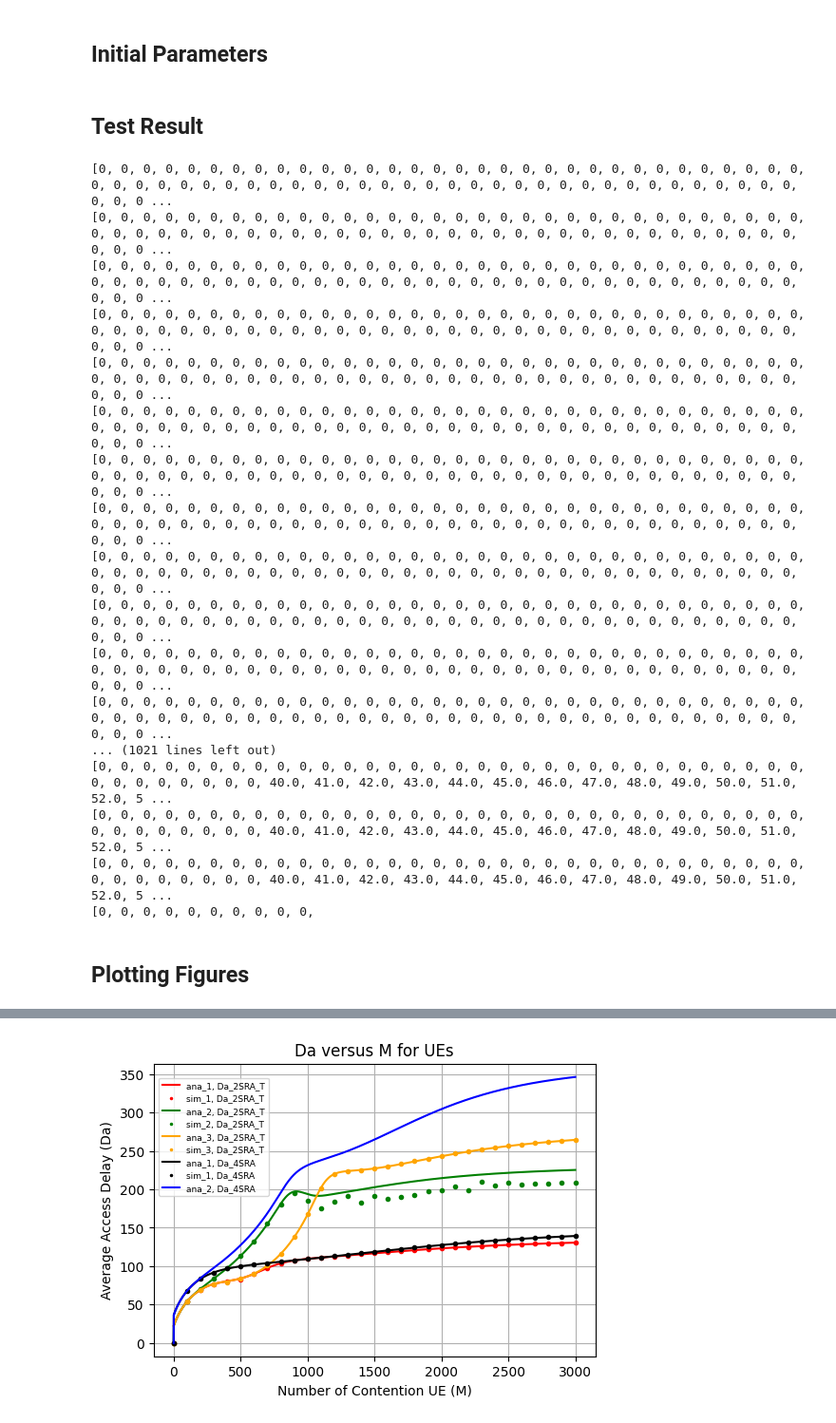
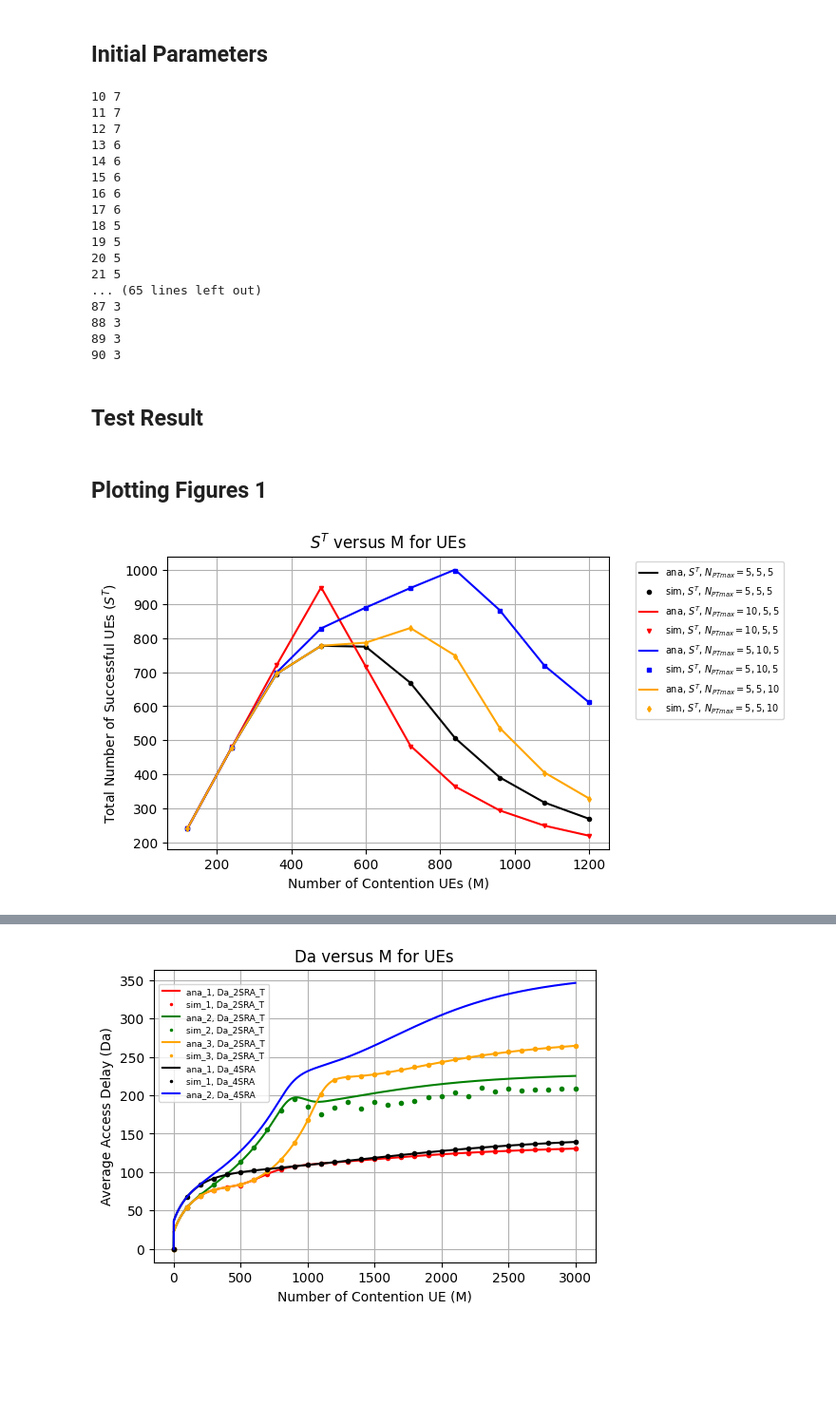
Before and after one commit to timlin0307/Thesis-Simulation, a Jupyter notebook: 2SRA and 4SRA in NTN/Analysis.ipynb, the cells around one changed output, grey strips where cells are left out. Shown: that part at 95% size. Drawn from its saved outputs; the diff is of its cells as text; code cells hidden in the pictures; blank space fills up the shorter version.

```diff
--- a/2SRA and 4SRA in NTN/Analysis.ipynb
+++ b/2SRA and 4SRA in NTN/Analysis.ipynb
@@ -874,6 +875,27 @@ elif test_mode == 1:
   M = 2
   M_4SRA = [500]
   M_2SRA = [500]
+# %%
+for alpha in range(10, 91):
+    print(alpha, math.ceil(trans_delay(R_E, H_S, alpha, c)))
+# %% [output]
+10 7
+11 7
+12 7
+13 6
+14 6
+15 6
+16 6
+17 6
+18 5
+19 5
+20 5
+21 5
+... (65 lines left out)
+87 3
+88 3
+89 3
+90 3
 # %% [markdown]
 ## **Test Result**
 # %%
@@ -923,24 +945,38 @@ elif test_mode == 1:
 
 result = pandas.DataFrame(data)
 # cvs_pandas = result.to_csv("ana_testresult_2SRA.csv", mode='a+', index=False, header=True, columns=columns)
-cvs_pandas = result.to_csv("ana_testresult_2SRA_2.csv", mode='w+', index=False, header=True, columns=columns)
+cvs_pandas = result.to_csv("ana_testresult_7.csv", mode='w+', index=False, header=True, columns=columns)
-# %% [output]
-[0, 0, 0, 0, 0, 0, 0, 0, 0, 0, 0, 0, 0, 0, 0, 0, 0, 0, 0, 0, 0, 0, 0, 0, 0, 0, 0, 0, 0, 0, 0, 0, 0, 0, 0, 0, 0, 0, 0, 0, 0, 0, 0, 0, 0, 0, 0, 0, 0, 0, 0, 0, 0, 0, 0, 0, 0, 0, 0, 0, 0, 0, 0, 0, 0, 0, 0 ...
-[0, 0, 0, 0, 0, 0, 0, 0, 0, 0, 0, 0, 0, 0, 0, 0, 0, 0, 0, 0, 0, 0, 0, 0, 0, 0, 0, 0, 0, 0, 0, 0, 0, 0, 0, 0, 0, 0, 0, 0, 0, 0, 0, 0, 0, 0, 0, 0, 0, 0, 0, 0, 0, 0, 0, 0, 0, 0, 0, 0, 0, 0, 0, 0, 0, 0, 0 ...
-[0, 0, 0, 0, 0, 0, 0, 0, 0, 0, 0, 0, 0, 0, 0, 0, 0, 0, 0, 0, 0, 0, 0, 0, 0, 0, 0, 0, 0, 0, 0, 0, 0, 0, 0, 0, 0, 0, 0, 0, 0, 0, 0, 0, 0, 0, 0, 0, 0, 0, 0, 0, 0, 0, 0, 0, 0, 0, 0, 0, 0, 0, 0, 0, 0, 0, 0 ...
-[0, 0, 0, 0, 0, 0, 0, 0, 0, 0, 0, 0, 0, 0, 0, 0, 0, 0, 0, 0, 0, 0, 0, 0, 0, 0, 0, 0, 0, 0, 0, 0, 0, 0, 0, 0, 0, 0, 0, 0, 0, 0, 0, 0, 0, 0, 0, 0, 0, 0, 0, 0, 0, 0, 0, 0, 0, 0, 0, 0, 0, 0, 0, 0, 0, 0, 0 ...
-[0, 0, 0, 0, 0, 0, 0, 0, 0, 0, 0, 0, 0, 0, 0, 0, 0, 0, 0, 0, 0, 0, 0, 0, 0, 0, 0, 0, 0, 0, 0, 0, 0, 0, 0, 0, 0, 0, 0, 0, 0, 0, 0, 0, 0, 0, 0, 0, 0, 0, 0, 0, 0, 0, 0, 0, 0, 0, 0, 0, 0, 0, 0, 0, 0, 0, 0 ...
-[0, 0, 0, 0, 0, 0, 0, 0, 0, 0, 0, 0, 0, 0, 0, 0, 0, 0, 0, 0, 0, 0, 0, 0, 0, 0, 0, 0, 0, 0, 0, 0, 0, 0, 0, 0, 0, 0, 0, 0, 0, 0, 0, 0, 0, 0, 0, 0, 0, 0, 0, 0, 0, 0, 0, 0, 0, 0, 0, 0, 0, 0, 0, 0, 0, 0, 0 ...
-[0, 0, 0, 0, 0, 0, 0, 0, 0, 0, 0, 0, 0, 0, 0, 0, 0, 0, 0, 0, 0, 0, 0, 0, 0, 0, 0, 0, 0, 0, 0, 0, 0, 0, 0, 0, 0, 0, 0, 0, 0, 0, 0, 0, 0, 0, 0, 0, 0, 0, 0, 0, 0, 0, 0, 0, 0, 0, 0, 0, 0, 0, 0, 0, 0, 0, 0 ...
-[0, 0, 0, 0, 0, 0, 0, 0, 0, 0, 0, 0, 0, 0, 0, 0, 0, 0, 0, 0, 0, 0, 0, 0, 0, 0, 0, 0, 0, 0, 0, 0, 0, 0, 0, 0, 0, 0, 0, 0, 0, 0, 0, 0, 0, 0, 0, 0, 0, 0, 0, 0, 0, 0, 0, 0, 0, 0, 0, 0, 0, 0, 0, 0, 0, 0, 0 ...
-[0, 0, 0, 0, 0, 0, 0, 0, 0, 0, 0, 0, 0, 0, 0, 0, 0, 0, 0, 0, 0, 0, 0, 0, 0, 0, 0, 0, 0, 0, 0, 0, 0, 0, 0, 0, 0, 0, 0, 0, 0, 0, 0, 0, 0, 0, 0, 0, 0, 0, 0, 0, 0, 0, 0, 0, 0, 0, 0, 0, 0, 0, 0, 0, 0, 0, 0 ...
-[0, 0, 0, 0, 0, 0, 0, 0, 0, 0, 0, 0, 0, 0, 0, 0, 0, 0, 0, 0, 0, 0, 0, 0, 0, 0, 0, 0, 0, 0, 0, 0, 0, 0, 0, 0, 0, 0, 0, 0, 0, 0, 0, 0, 0, 0, 0, 0, 0, 0, 0, 0, 0, 0, 0, 0, 0, 0, 0, 0, 0, 0, 0, 0, 0, 0, 0 ...
-[0, 0, 0, 0, 0, 0, 0, 0, 0, 0, 0, 0, 0, 0, 0, 0, 0, 0, 0, 0, 0, 0, 0, 0, 0, 0, 0, 0, 0, 0, 0, 0, 0, 0, 0, 0, 0, 0, 0, 0, 0, 0, 0, 0, 0, 0, 0, 0, 0, 0, 0, 0, 0, 0, 0, 0, 0, 0, 0, 0, 0, 0, 0, 0, 0, 0, 0 ...
-[0, 0, 0, 0, 0, 0, 0, 0, 0, 0, 0, 0, 0, 0, 0, 0, 0, 0, 0, 0, 0, 0, 0, 0, 0, 0, 0, 0, 0, 0, 0, 0, 0, 0, 0, 0, 0, 0, 0, 0, 0, 0, 0, 0, 0, 0, 0, 0, 0, 0, 0, 0, 0, 0, 0, 0, 0, 0, 0, 0, 0, 0, 0, 0, 0, 0, 0 ...
-... (1021 lines left out)
-[0, 0, 0, 0, 0, 0, 0, 0, 0, 0, 0, 0, 0, 0, 0, 0, 0, 0, 0, 0, 0, 0, 0, 0, 0, 0, 0, 0, 0, 0, 0, 0, 0, 0, 0, 0, 0, 0, 0, 0, 40.0, 41.0, 42.0, 43.0, 44.0, 45.0, 46.0, 47.0, 48.0, 49.0, 50.0, 51.0, 52.0, 5 ...
-[0, 0, 0, 0, 0, 0, 0, 0, 0, 0, 0, 0, 0, 0, 0, 0, 0, 0, 0, 0, 0, 0, 0, 0, 0, 0, 0, 0, 0, 0, 0, 0, 0, 0, 0, 0, 0, 0, 0, 0, 40.0, 41.0, 42.0, 43.0, 44.0, 45.0, 46.0, 47.0, 48.0, 49.0, 50.0, 51.0, 52.0, 5 ...
-[0, 0, 0, 0, 0, 0, 0, 0, 0, 0, 0, 0, 0, 0, 0, 0, 0, 0, 0, 0, 0, 0, 0, 0, 0, 0, 0, 0, 0, 0, 0, 0, 0, 0, 0, 0, 0, 0, 0, 0, 40.0, 41.0, 42.0, 43.0, 44.0, 45.0, 46.0, 47.0, 48.0, 49.0, 50.0, 51.0, 52.0, 5 ...
-[0, 0, 0, 0, 0, 0, 0, 0, 0, 0,
 # %% [markdown]
-## **Plotting Figures**
+## **Plotting Figures 1**
+# %%
+ana_1 = pandas.read_csv('ana_testresult_1.csv')
+ana_2 = pandas.read_csv('ana_testresult_2.csv')
+ana_3 = pandas.read_csv('ana_testresult_3.csv')
+ana_4 = pandas.read_csv('ana_testresult_4.csv')
+
+sim_1 = pandas.read_csv('sim_testresult_1.csv')
+sim_2 = pandas.read_csv('sim_testresult_2.csv')
+sim_3 = pandas.read_csv('sim_testresult_3.csv')
+sim_4 = pandas.read_csv('sim_testresult_4.csv')
+# %%
+plt.plot(ana_1.M_4SRA, ana_1.Ms_T, '-', color = 'black', label = 'ana, $S^T$, $N_{PTmax}=5,5,5$')
+plt.plot(sim_1.M_4SRA, sim_1.Ms_T, 'o', ms = 3, color = 'black', label = 'sim, $S^T$, $N_{PTmax}=5,5,5$')
+
+plt.plot(ana_2.M_4SRA, ana_2.Ms_T, '-', color = 'red', label = 'ana, $S^T$, $N_{PTmax}=10,5,5$')
+plt.plot(sim_2.M_4SRA, sim_2.Ms_T, 'v', ms = 3, color = 'red', label = 'sim, $S^T$, $N_{PTmax}=10,5,5$')
+
+plt.plot(ana_3.M_4SRA, ana_3.Ms_T, '-', color = 'blue', label = 'ana, $S^T$, $N_{PTmax}=5,10,5$')
+plt.plot(sim_3.M_4SRA, sim_3.Ms_T, 's', ms = 3, color = 'blue', label = 'sim, $S^T$, $N_{PTmax}=5,10,5$')
+
+plt.plot(ana_4.M_4SRA, ana_4.Ms_T, '-', color = 'orange', label = 'ana, $S^T$, $N_{PTmax}=5,5,10$')
+plt.plot(sim_4.M_4SRA, sim_4.Ms_T, 'd', ms = 3, color = 'orange', label = 'sim, $S^T$, $N_{PTmax}=5,5,10$')
+
+plt.xlabel("Number of Contention UEs (M)")
+plt.ylabel("Total Number of Successful UEs ($S^T$)")
+plt.grid(True, which="both")
+plt.legend(markerscale=1, fontsize=7, loc='upper left', bbox_to_anchor=(1.05, 1))
+plt.title('$S^T$ versus M for UEs')
+plt.rcParams["figure.figsize"] = (6, 4)
+plt.show()
+# %% [output]
+[figure, added]
```
Also changed, not shown: parts of 11 cells of this notebook, 12 other files.
